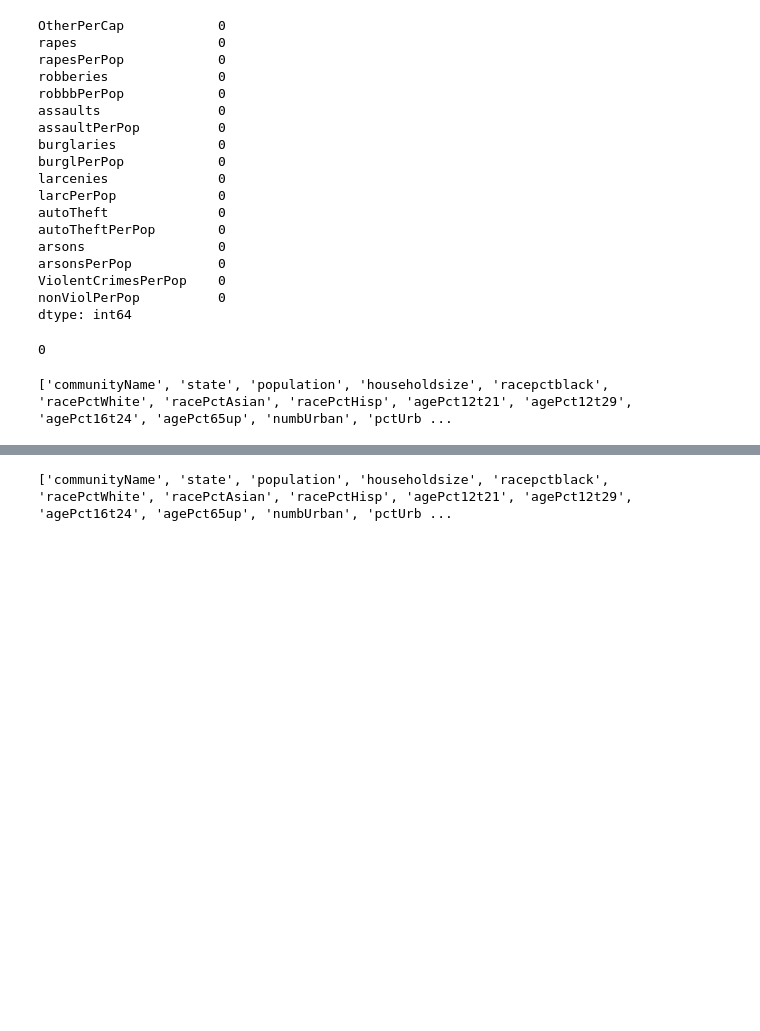
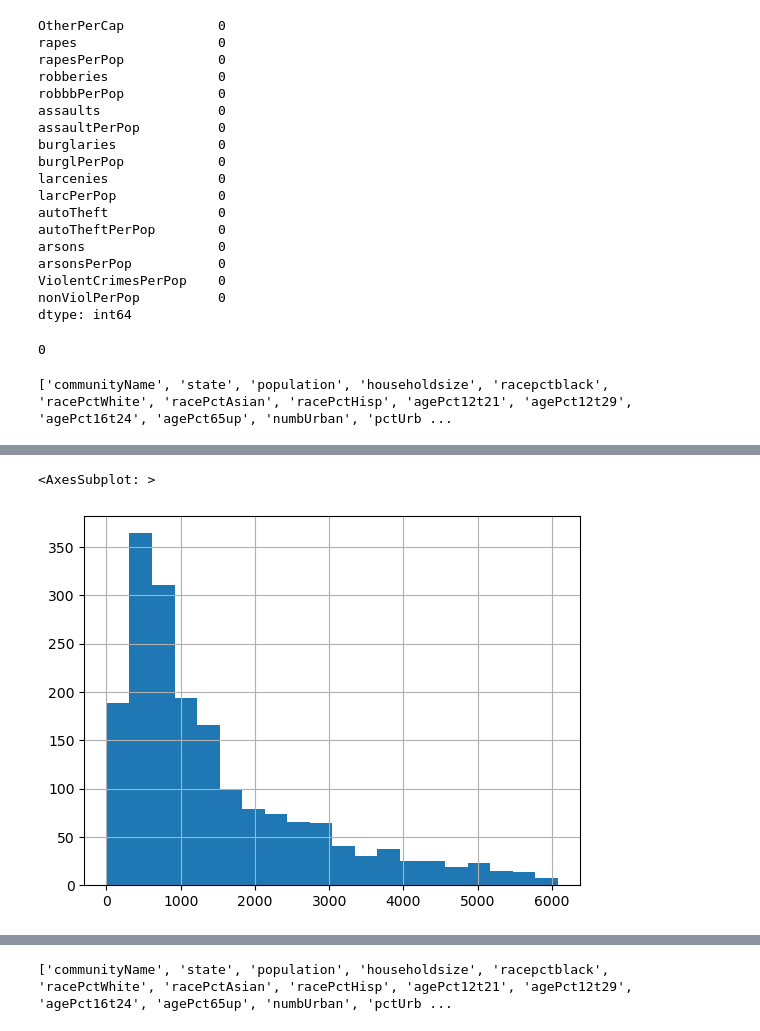
Before and after one commit to Fatimajavid/PredictingCrimesintheUS, a Jupyter notebook: Project.ipynb, the cells around one changed output, grey strips where cells are left out. Saved outputs shown, nothing was run; the diff lists cells and outputs as text; code cells hidden in the pictures; blank space fills up the shorter version.

```diff
--- a/Project.ipynb
+++ b/Project.ipynb
@@ -170,0 +201,5 @@ df["total_crime"] = df["murders"] + df["rapes"] + df["robberies"] + df["assaults
+# %%
+df.total_crime.hist(bins=20)
+# %% [output]
+<AxesSubplot: >
+[figure, added]
```
Also changed, not shown: parts of 22 cells of this notebook.
